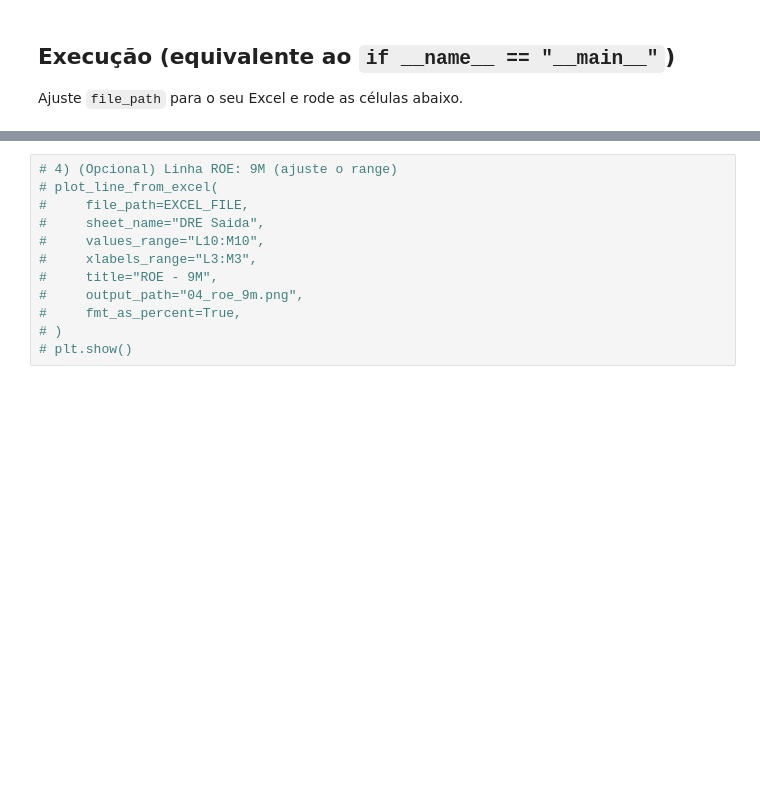
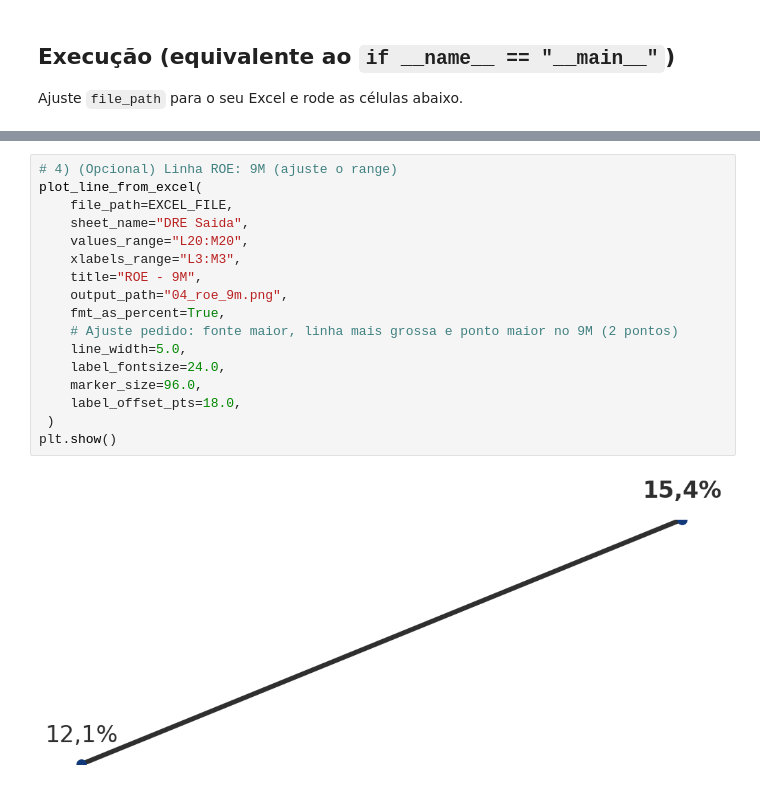
Before and after one commit to renatobortolotto/ppt-doc, a Jupyter notebook: test-ppt.ipynb, the cells around one changed output, grey strips where cells are left out. Drawn from its saved outputs; the diff is of its cells as text; blank space fills up the shorter version.

```diff
--- a/test-ppt.ipynb
+++ b/test-ppt.ipynb
@@ -215,12 +482,19 @@ plt.show()
 # %%
 # 4) (Opcional) Linha ROE: 9M (ajuste o range)
-# plot_line_from_excel(
-#     file_path=EXCEL_FILE,
-#     sheet_name="DRE Saida",
-#     values_range="L10:M10",
-#     xlabels_range="L3:M3",
-#     title="ROE - 9M",
-#     output_path="04_roe_9m.png",
-#     fmt_as_percent=True,
-# )
-# plt.show()
+plot_line_from_excel(
+    file_path=EXCEL_FILE,
+    sheet_name="DRE Saida",
+    values_range="L20:M20",
+    xlabels_range="L3:M3",
+    title="ROE - 9M",
+    output_path="04_roe_9m.png",
+    fmt_as_percent=True,
+    # Ajuste pedido: fonte maior, linha mais grossa e ponto maior no 9M (2 pontos)
+    line_width=5.0,
+    label_fontsize=24.0,
+    marker_size=96.0,
+    label_offset_pts=18.0,
+ )
+plt.show()
+# %% [output]
+[figure, added]
```
Also changed, not shown: parts of 7 cells of this notebook, 10 other files.
